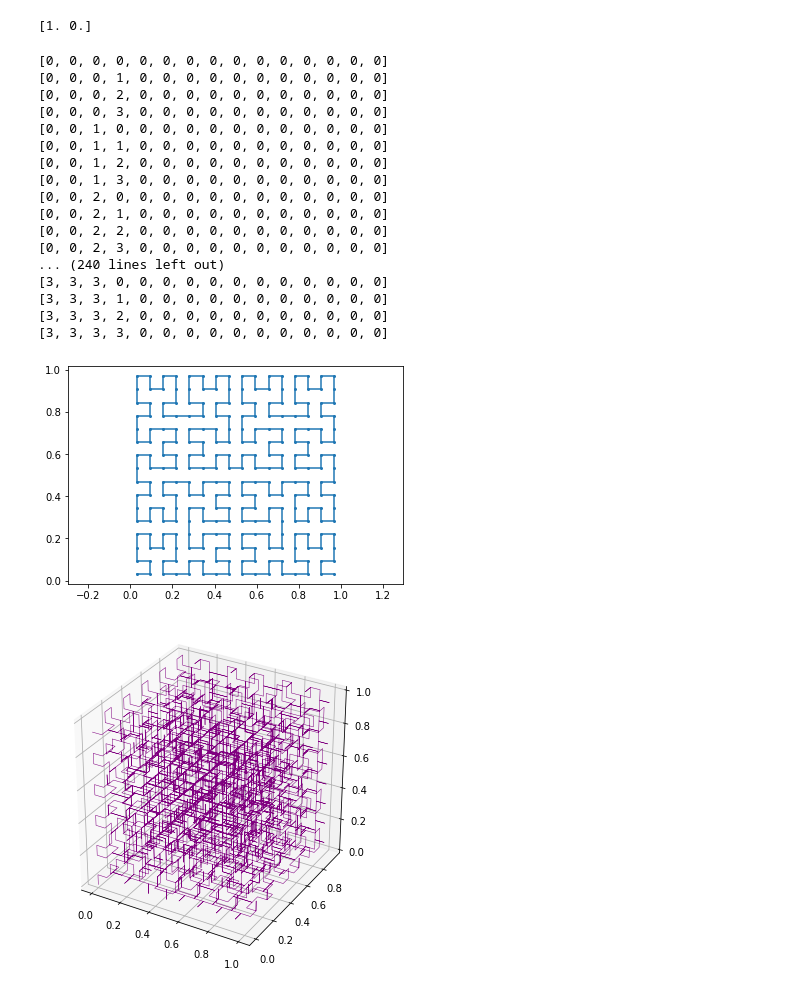
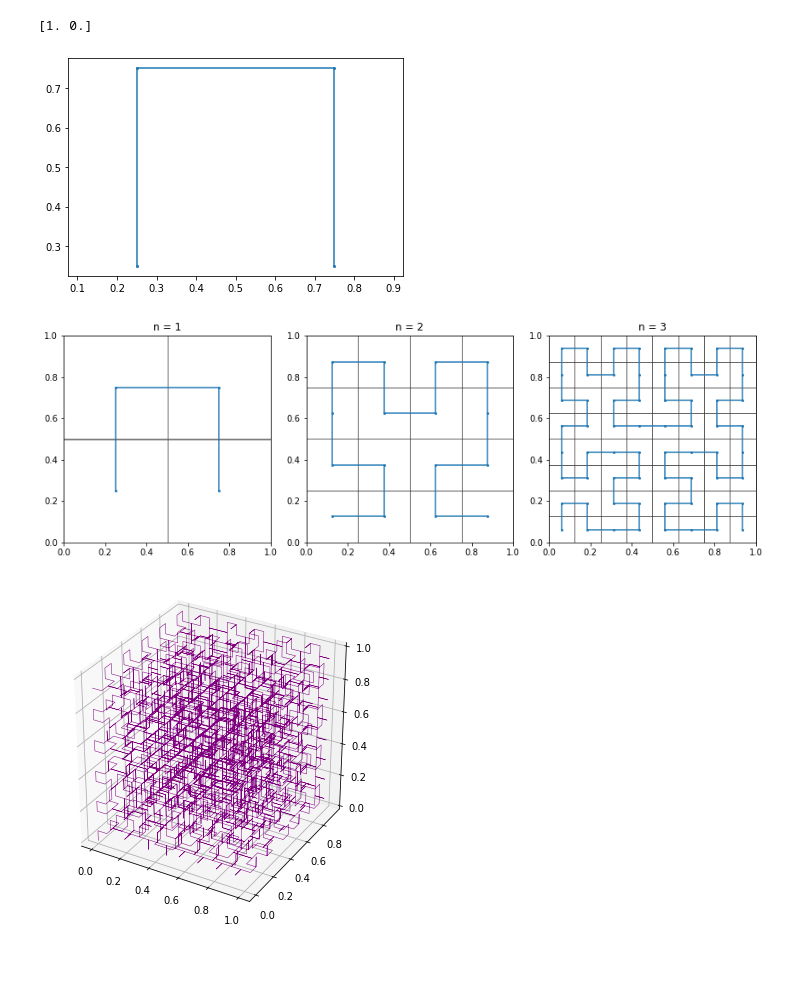
Before and after one commit to NIE0087/BP---prostor-vyplnujici-krivky, a Jupyter notebook: example.ipynb, the cells around one changed output. Saved outputs shown, nothing was run; the diff lists cells and outputs as text; code cells hidden in the pictures; blank space fills up the shorter version.

Commit message:
graphs added

```diff
--- a/example.ipynb
+++ b/example.ipynb
@@ -113,26 +113,13 @@ Bod na aproximačním polygonu: [0.1875 0.4   ]
 [1. 0.]
 # %%
 h2da = Hilbert2D(15)
-h2da.plot_nicer_hilbert_polygon(4)
+h2da.plot_nicer_hilbert_polygon(1)
 # %% [output]
-[0, 0, 0, 0, 0, 0, 0, 0, 0, 0, 0, 0, 0, 0, 0]
-[0, 0, 0, 1, 0, 0, 0, 0, 0, 0, 0, 0, 0, 0, 0]
-[0, 0, 0, 2, 0, 0, 0, 0, 0, 0, 0, 0, 0, 0, 0]
-[0, 0, 0, 3, 0, 0, 0, 0, 0, 0, 0, 0, 0, 0, 0]
-[0, 0, 1, 0, 0, 0, 0, 0, 0, 0, 0, 0, 0, 0, 0]
-[0, 0, 1, 1, 0, 0, 0, 0, 0, 0, 0, 0, 0, 0, 0]
-[0, 0, 1, 2, 0, 0, 0, 0, 0, 0, 0, 0, 0, 0, 0]
-[0, 0, 1, 3, 0, 0, 0, 0, 0, 0, 0, 0, 0, 0, 0]
-[0, 0, 2, 0, 0, 0, 0, 0, 0, 0, 0, 0, 0, 0, 0]
-[0, 0, 2, 1, 0, 0, 0, 0, 0, 0, 0, 0, 0, 0, 0]
-[0, 0, 2, 2, 0, 0, 0, 0, 0, 0, 0, 0, 0, 0, 0]
-[0, 0, 2, 3, 0, 0, 0, 0, 0, 0, 0, 0, 0, 0, 0]
-... (240 lines left out)
-[3, 3, 3, 0, 0, 0, 0, 0, 0, 0, 0, 0, 0, 0, 0]
-[3, 3, 3, 1, 0, 0, 0, 0, 0, 0, 0, 0, 0, 0, 0]
-[3, 3, 3, 2, 0, 0, 0, 0, 0, 0, 0, 0, 0, 0, 0]
-[3, 3, 3, 3, 0, 0, 0, 0, 0, 0, 0, 0, 0, 0, 0]
-[figure, old version]
+[figure, new version]
+# %%
+h2da.plot_multiple_hilberts([1, 2, 3])
+# %% [output]
+[figure, added]
 # %%
 hilbert = Hilbert3D(10)
 hilbert.plot_hilbert_curve(4)
```
Also changed, not shown: 1 other file.
